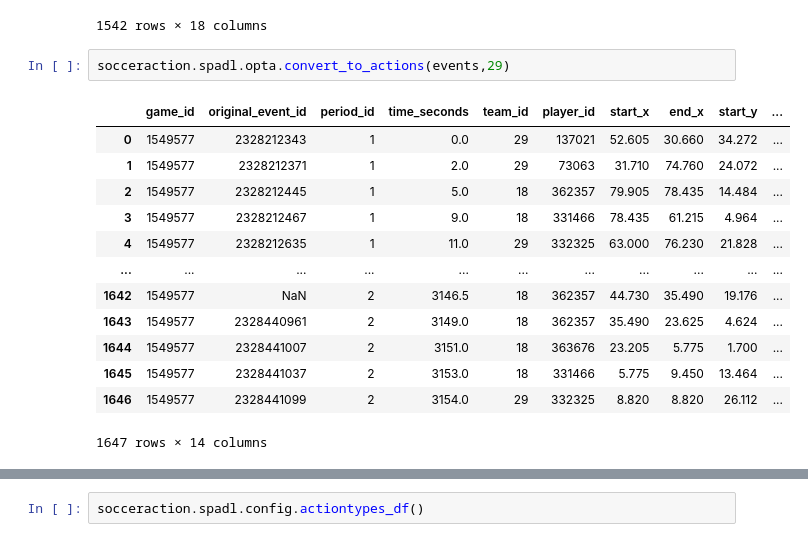
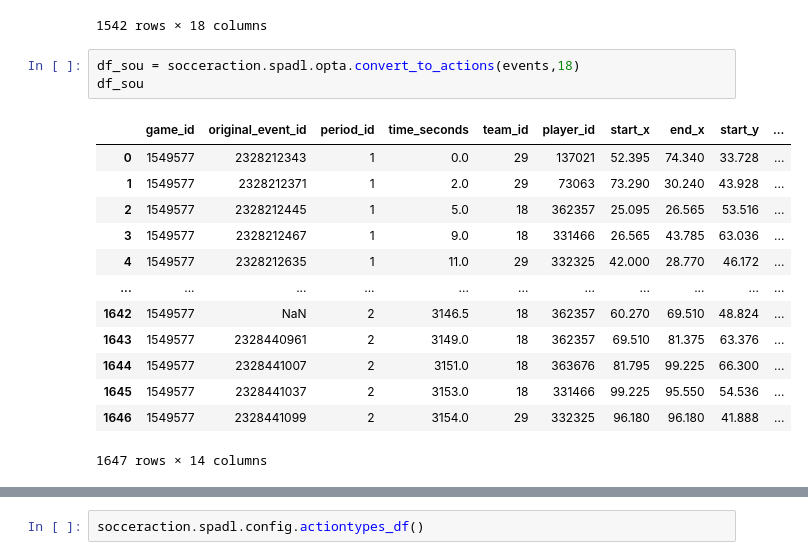
Before and after one commit to Rit-ctrl/UCSAS_2021_Poster, a Jupyter notebook: Socceraction.ipynb, the cells around one changed output, grey strips where cells are left out. Drawn from its saved outputs; the diff is of its cells as text.

```diff
--- a/Socceraction.ipynb
+++ b/Socceraction.ipynb
@@ -79,18 +79,19 @@ events
 | 1541 | 1549577 | 2328167047 | 34 | 16 | 0 | 0 | 2021-09-11 15:00:00 | 0 | 18 | True | ... |
 1542 rows × 18 columns
 # %%
-socceraction.spadl.opta.convert_to_actions(events,29)
+df_sou = socceraction.spadl.opta.convert_to_actions(events,18)
+df_sou
 # %% [output]
 |  | game_id | original_event_id | period_id | time_seconds | team_id | player_id | start_x | end_x | start_y | ... |
-| 0 | 1549577 | 2328212343 | 1 | 0.0 | 29 | 137021 | 52.605 | 30.660 | 34.272 | ... |
-| 1 | 1549577 | 2328212371 | 1 | 2.0 | 29 | 73063 | 31.710 | 74.760 | 24.072 | ... |
-| 2 | 1549577 | 2328212445 | 1 | 5.0 | 18 | 362357 | 79.905 | 78.435 | 14.484 | ... |
-| 3 | 1549577 | 2328212467 | 1 | 9.0 | 18 | 331466 | 78.435 | 61.215 | 4.964 | ... |
-| 4 | 1549577 | 2328212635 | 1 | 11.0 | 29 | 332325 | 63.000 | 76.230 | 21.828 | ... |
+| 0 | 1549577 | 2328212343 | 1 | 0.0 | 29 | 137021 | 52.395 | 74.340 | 33.728 | ... |
+| 1 | 1549577 | 2328212371 | 1 | 2.0 | 29 | 73063 | 73.290 | 30.240 | 43.928 | ... |
+| 2 | 1549577 | 2328212445 | 1 | 5.0 | 18 | 362357 | 25.095 | 26.565 | 53.516 | ... |
+| 3 | 1549577 | 2328212467 | 1 | 9.0 | 18 | 331466 | 26.565 | 43.785 | 63.036 | ... |
+| 4 | 1549577 | 2328212635 | 1 | 11.0 | 29 | 332325 | 42.000 | 28.770 | 46.172 | ... |
 | ... | ... | ... | ... | ... | ... | ... | ... | ... | ... | ... |
-| 1642 | 1549577 | NaN | 2 | 3146.5 | 18 | 362357 | 44.730 | 35.490 | 19.176 | ... |
-| 1643 | 1549577 | 2328440961 | 2 | 3149.0 | 18 | 362357 | 35.490 | 23.625 | 4.624 | ... |
-| 1644 | 1549577 | 2328441007 | 2 | 3151.0 | 18 | 363676 | 23.205 | 5.775 | 1.700 | ... |
-| 1645 | 1549577 | 2328441037 | 2 | 3153.0 | 18 | 331466 | 5.775 | 9.450 | 13.464 | ... |
-| 1646 | 1549577 | 2328441099 | 2 | 3154.0 | 29 | 332325 | 8.820 | 8.820 | 26.112 | ... |
+| 1642 | 1549577 | NaN | 2 | 3146.5 | 18 | 362357 | 60.270 | 69.510 | 48.824 | ... |
+| 1643 | 1549577 | 2328440961 | 2 | 3149.0 | 18 | 362357 | 69.510 | 81.375 | 63.376 | ... |
+| 1644 | 1549577 | 2328441007 | 2 | 3151.0 | 18 | 363676 | 81.795 | 99.225 | 66.300 | ... |
+| 1645 | 1549577 | 2328441037 | 2 | 3153.0 | 18 | 331466 | 99.225 | 95.550 | 54.536 | ... |
+| 1646 | 1549577 | 2328441099 | 2 | 3154.0 | 29 | 332325 | 96.180 | 96.180 | 41.888 | ... |
 1647 rows × 14 columns
```
Also changed, not shown: parts of 20 cells of this notebook, 3 other files.
